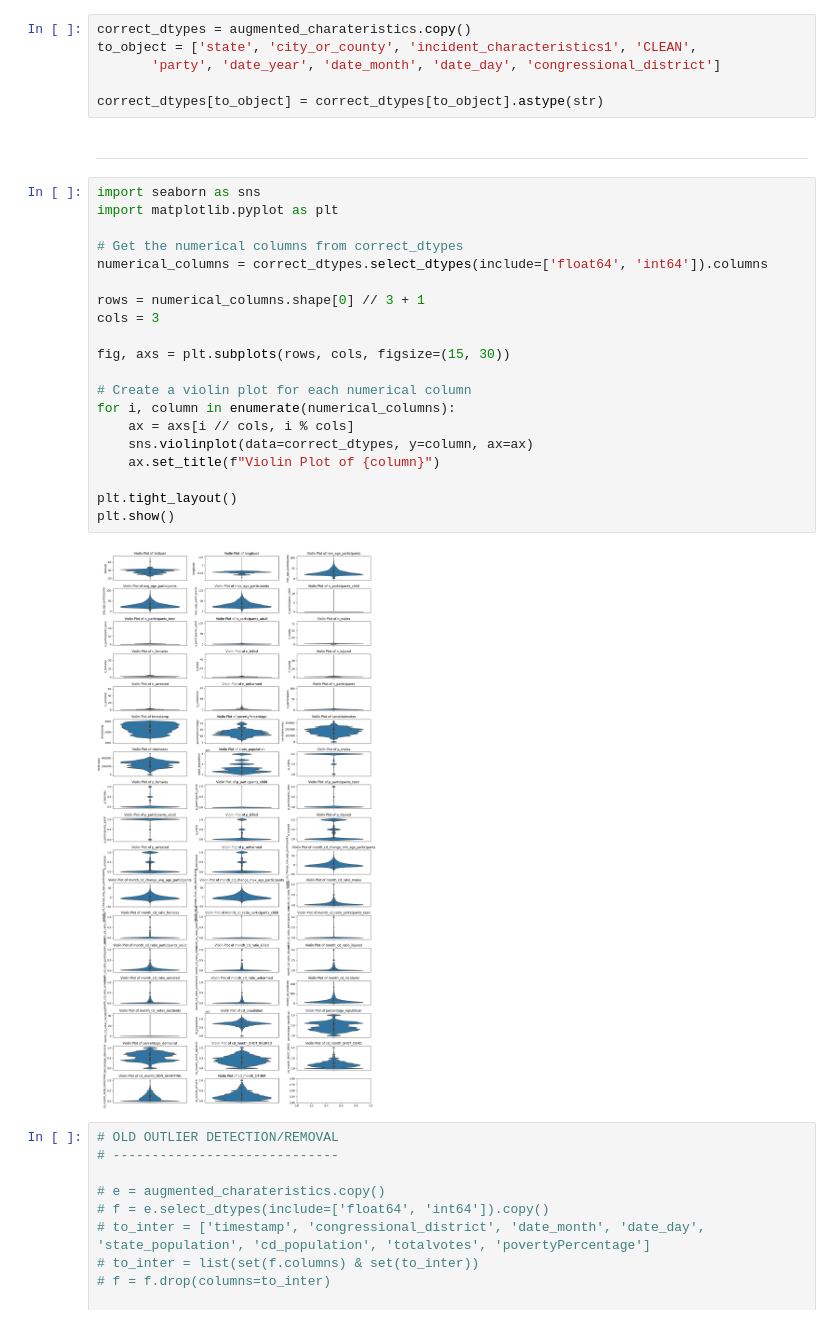
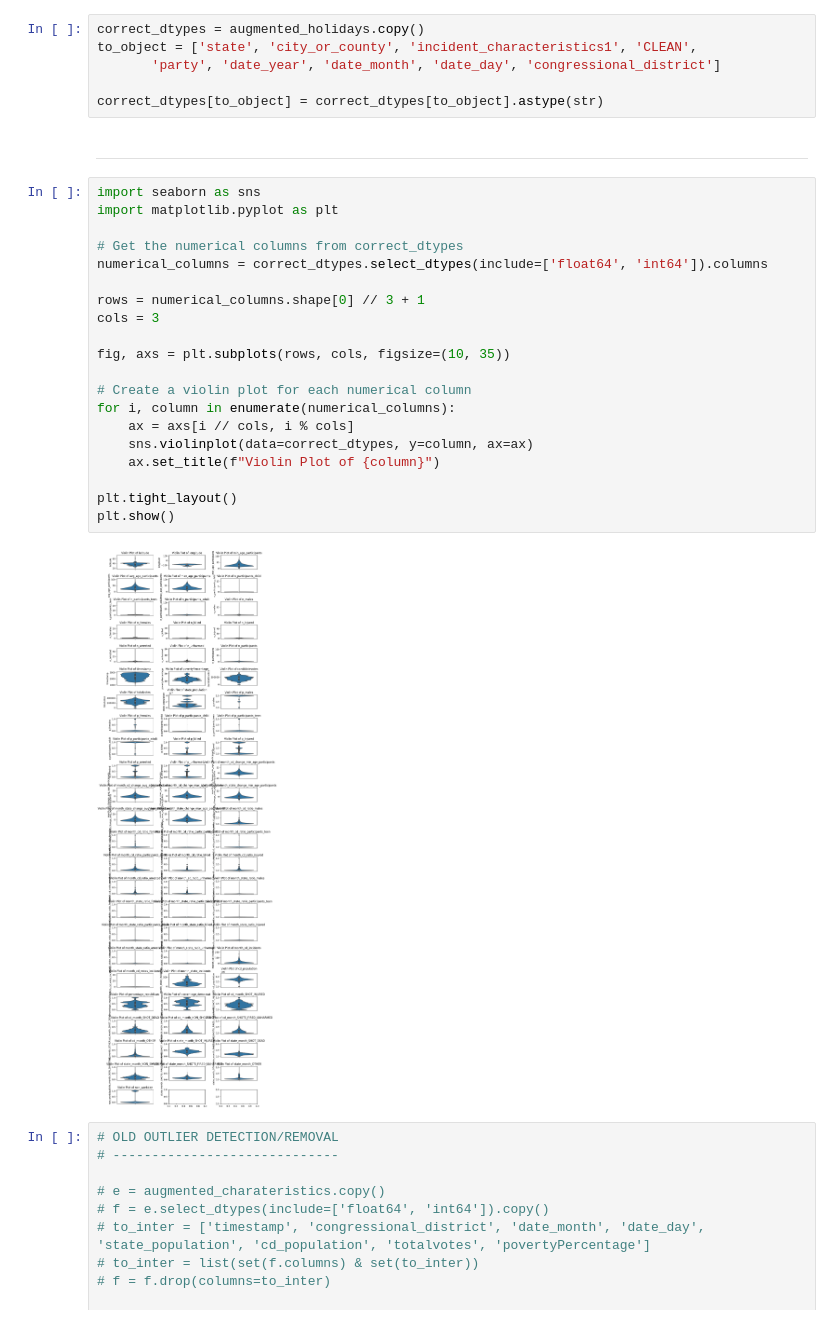
Before and after one commit to gentannipea/DataMining-2023, a Jupyter notebook: notebooks/Data_Cleaning.ipynb, the cells around one changed output. Drawn from its saved outputs; the diff is of its cells as text.

```diff
--- a/notebooks/Data_Cleaning.ipynb
+++ b/notebooks/Data_Cleaning.ipynb
@@ -944,5 +1075,5 @@ augmented_charateristics = augmented_charateristics.reset_index()
 # %%
-correct_dtypes = augmented_charateristics.copy()
+correct_dtypes = augmented_holidays.copy()
 to_object = ['state', 'city_or_county', 'incident_characteristics1', 'CLEAN',
        'party', 'date_year', 'date_month', 'date_day', 'congressional_district']
 
@@ -952,25 +1083,25 @@ correct_dtypes[to_object] = correct_dtypes[to_object].astype(str)
 # %%
 import seaborn as sns
 import matplotlib.pyplot as plt
 
 # Get the numerical columns from correct_dtypes
 numerical_columns = correct_dtypes.select_dtypes(include=['float64', 'int64']).columns
 
 rows = numerical_columns.shape[0] // 3 + 1
 cols = 3
 
-fig, axs = plt.subplots(rows, cols, figsize=(15, 30))
+fig, axs = plt.subplots(rows, cols, figsize=(10, 35))
 
 # Create a violin plot for each numerical column
 for i, column in enumerate(numerical_columns):
     ax = axs[i // cols, i % cols]
     sns.violinplot(data=correct_dtypes, y=column, ax=ax)
     ax.set_title(f"Violin Plot of {column}")
 
 plt.tight_layout()
 plt.show()
 # %% [output]
-[figure, old version]
+[figure, new version]
 # %%
 # OLD OUTLIER DETECTION/REMOVAL
 # -----------------------------
```
Also changed, not shown: parts of 4 cells of this notebook, 2 other files.
